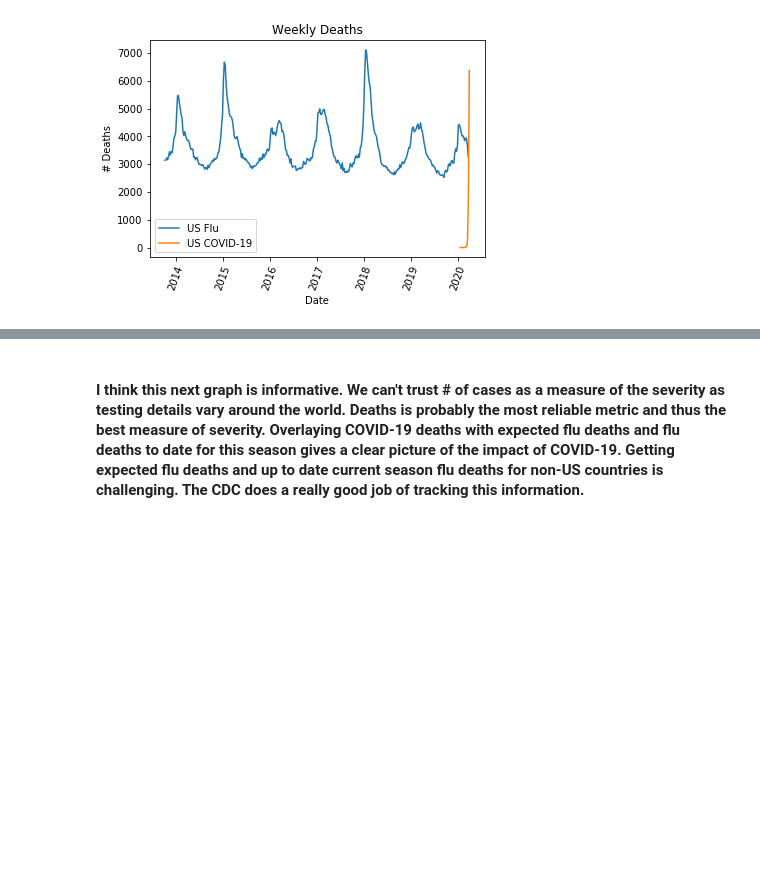
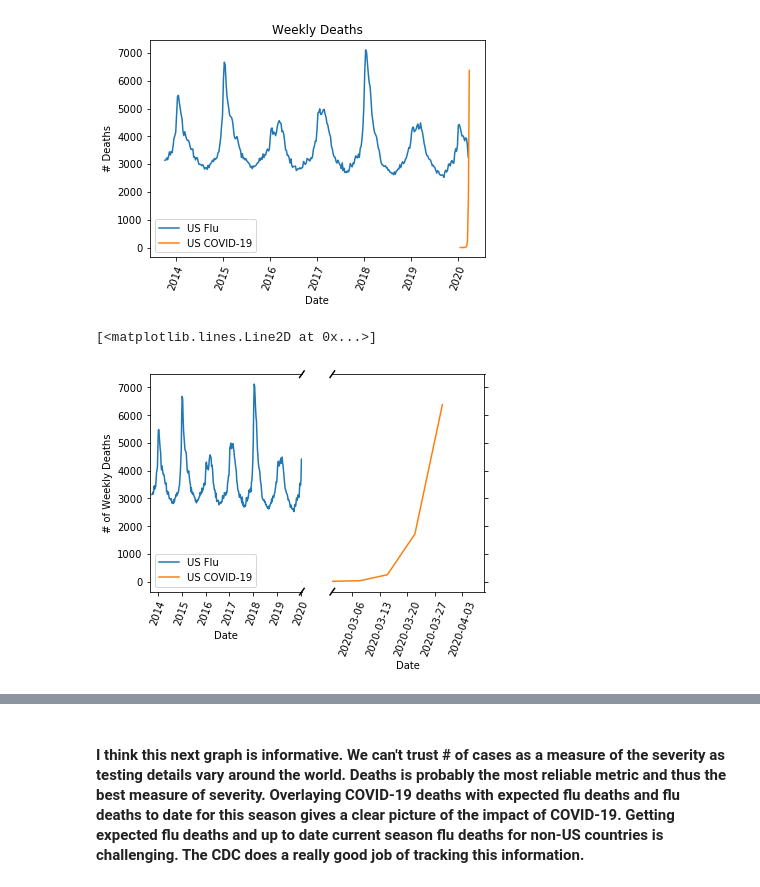
Before and after one commit to joshpoduska/infectious-disease-data, a Jupyter notebook: code/data_exploration_n_viz.ipynb, the cells around one changed output, grey strips where cells are left out. Drawn from its saved outputs; the diff is of its cells as text; code cells hidden in the pictures; blank space fills up the shorter version.

Commit message:
Pushed from Domino: https://try.dominodatalab.com/u/joshpoduska/infectious-disease-data/runs/5e8dfd0d1c99e700065e35fa

```diff
--- a/code/data_exploration_n_viz.ipynb
+++ b/code/data_exploration_n_viz.ipynb
@@ -521,6 +474,44 @@ plt.legend(loc='lower left')
 # %% [output]
 <matplotlib.legend.Legend at 0x...>
 [figure]
+# %%
+f,(ax,ax2) = plt.subplots(1,2,sharey=True, facecolor='w')
+
+# plot the same data on both axes
+ax.plot('week_end', 'total_pni', data=mort, label = 'US Flu')
+ax.plot('Week', 'weeklyDeaths', data=uscovidwk, label = 'US COVID-19')
+ax2.plot('week_end', 'total_pni', data=mort[mort.week_end < pd.Timestamp(2020,1,1)], label = 'US Flu')
+ax2.plot('Week', 'weeklyDeaths', data=uscovidwk, label = 'US COVID-19')
+
+ax.set_xlim(datetime.date(2013, 9, 1),datetime.date(2020, 1, 11))
+ax2.set_xlim(datetime.date(2020, 3, 1),datetime.datetime.now(pytz.timezone('US/Pacific')))
+
+# hide the spines between ax and ax2
+ax.spines['right'].set_visible(False)
+ax2.spines['left'].set_visible(False)
+ax.yaxis.tick_left()
+ax.tick_params(labelright=False)
+ax2.yaxis.tick_right()
+ax.set_ylabel("# of Weekly Deaths")
+ax.set_xlabel("Date")
+ax2.set_xlabel("Date")
+ax.tick_params(axis='x', rotation=70)
+ax2.tick_params(axis='x', rotation=70)
+ax.legend(loc='lower left')
+
+
+d = .015 # how big to make the diagonal lines in axes coordinates
+# arguments to pass plot, just so we don't keep repeating them
+kwargs = dict(transform=ax.transAxes, color='k', clip_on=False)
+ax.plot((1-d,1+d), (-d,+d), **kwargs)
+ax.plot((1-d,1+d),(1-d,1+d), **kwargs)
+
+kwargs.update(transform=ax2.transAxes)  # switch to the bottom axes
+ax2.plot((-d,+d), (1-d,1+d), **kwargs)
+ax2.plot((-d,+d), (-d,+d), **kwargs)
+# %% [output]
+[<matplotlib.lines.Line2D at 0x...>]
+[figure, added]
 # %%
 plt.plot('Date', 'flu_deaths', data=flu, label = 'US Flu')
 plt.plot('Date', 'dailyDeaths', data=uscovid, label = 'US COVID-19')
```
Also changed, not shown: parts of 27 cells of this notebook, 18 other files.
